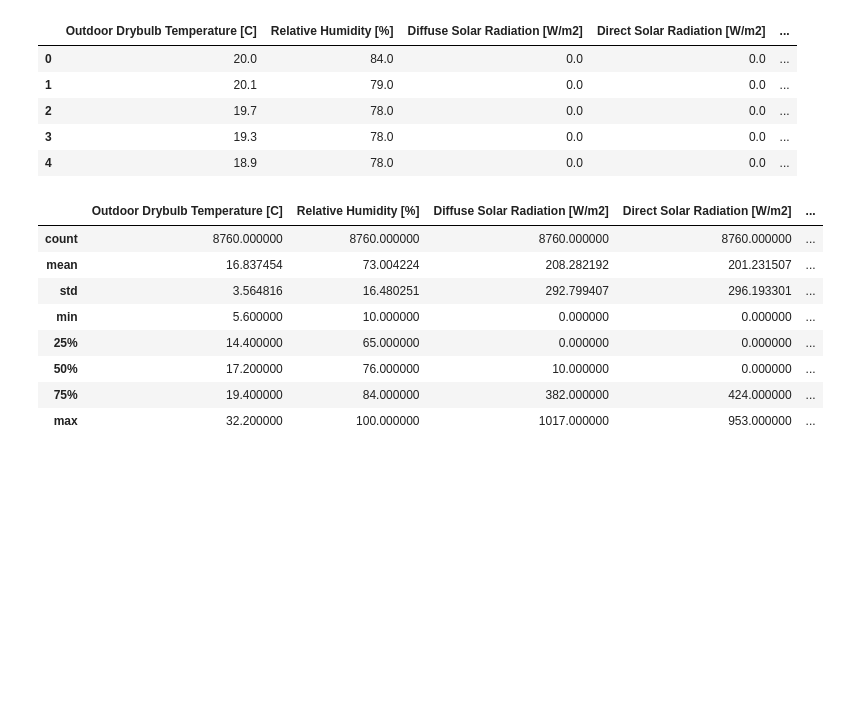
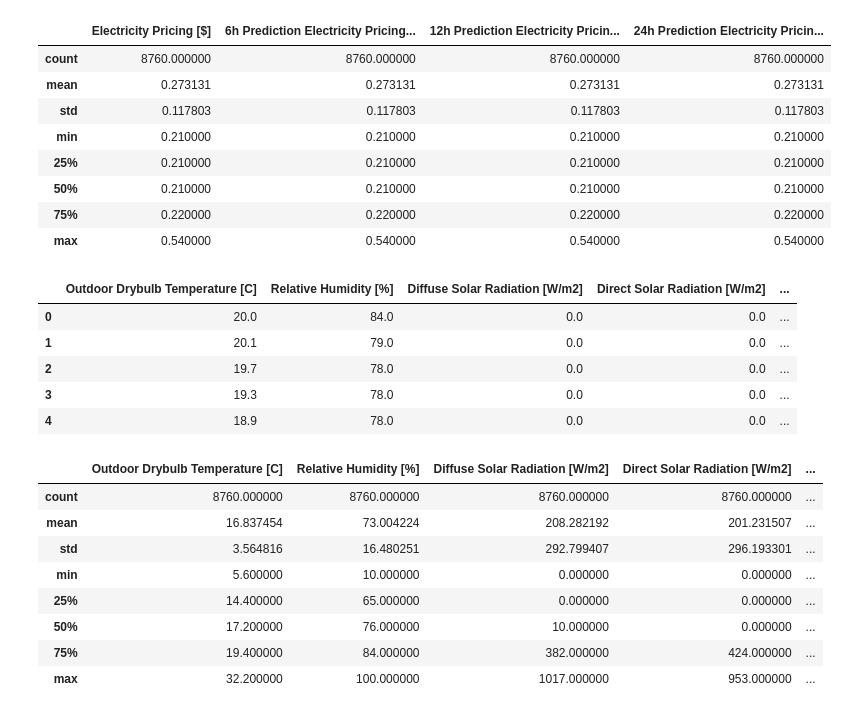
Before and after one commit to TeamEpochGithub/citylearn2022, a Jupyter notebook: analysis/visualization.ipynb, the cells around one changed output. Saved outputs shown, nothing was run; the diff lists cells and outputs as text; code cells hidden in the pictures; blank space fills up the shorter version.

```diff
--- a/analysis/visualization.ipynb
+++ b/analysis/visualization.ipynb
@@ -61,3 +100,15 @@ plt.show()
+# %%
+df_pricing.describe()
+# %% [output]
+|  | Electricity Pricing [$] | 6h Prediction Electricity Pricing... | 12h Prediction Electricity Pricin... | 24h Prediction Electricity Pricin... |
+| count | 8760.000000 | 8760.000000 | 8760.000000 | 8760.000000 |
+| mean | 0.273131 | 0.273131 | 0.273131 | 0.273131 |
+| std | 0.117803 | 0.117803 | 0.117803 | 0.117803 |
+| min | 0.210000 | 0.210000 | 0.210000 | 0.210000 |
+| 25% | 0.210000 | 0.210000 | 0.210000 | 0.210000 |
+| 50% | 0.210000 | 0.210000 | 0.210000 | 0.210000 |
+| 75% | 0.220000 | 0.220000 | 0.220000 | 0.220000 |
+| max | 0.540000 | 0.540000 | 0.540000 | 0.540000 |
 # %%
 df_weather.head()
 # %% [output]
```
Also changed, not shown: parts of 7 cells of this notebook, 3 other files.
